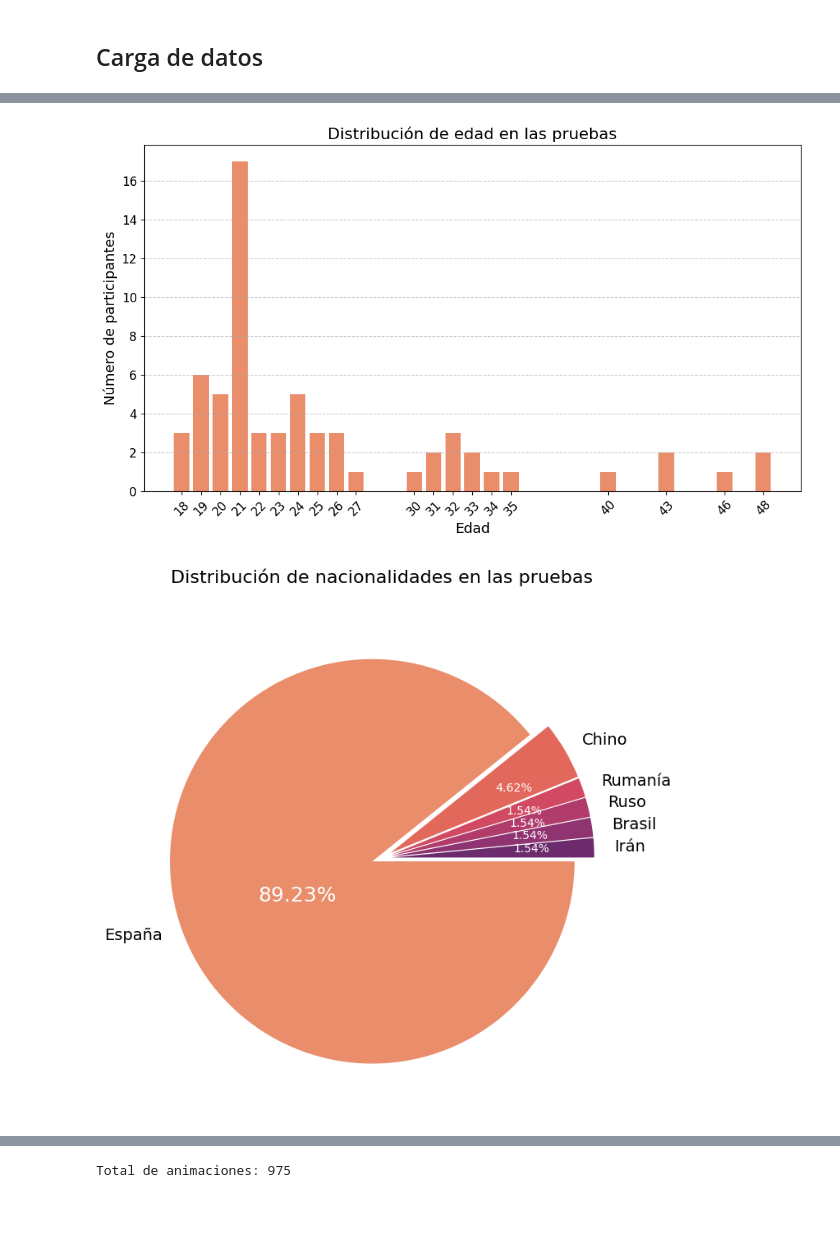
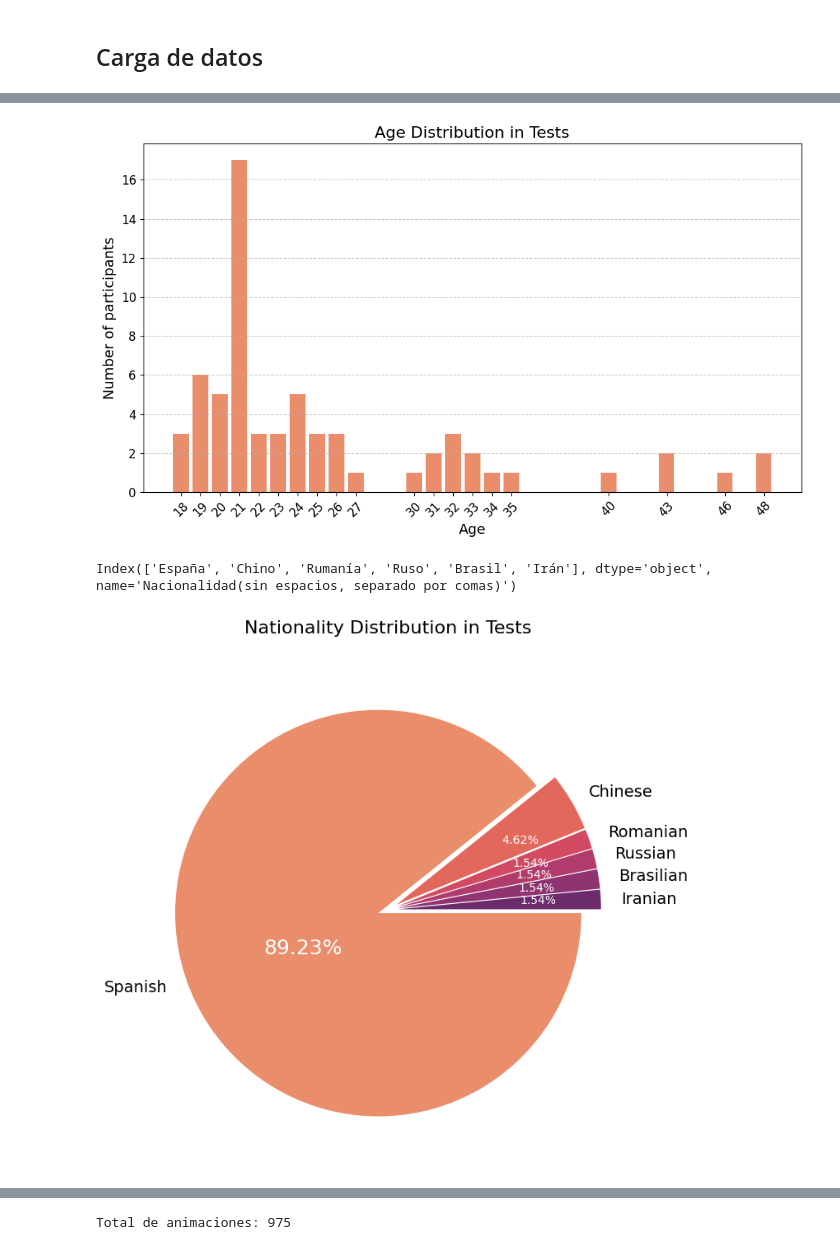
Before and after one commit to FratosVR/Models, a Jupyter notebook: citas_generacion_dataset/datos_demograficos_dataset.ipynb, the cells around one changed output, grey strips where cells are left out. Saved outputs shown, nothing was run; the diff lists cells and outputs as text; code cells hidden in the pictures; blank space fills up the shorter version.

```diff
--- a/citas_generacion_dataset/datos_demograficos_dataset.ipynb
+++ b/citas_generacion_dataset/datos_demograficos_dataset.ipynb
@@ -27,6 +27,8 @@ demografia["Nacionalidad(sin espacios, separado por comas)"] = demografia["Nacio
 # %%
 gender_percentage = demografia["Género"].value_counts(normalize=True) * 100
 labels = gender_percentage.keys()
+print(labels)
+labels = ["Masculine", "Feminine", "Non-binary"]
 
 plt.figure(figsize=(8, 8))
 
@@ -48,7 +50,7 @@ for i, t in enumerate(autotext):
     t.set_fontsize(fontsize)
 
 plt.title(
-    label="Distribución de género en las pruebas",
+    label="Gender Distribution in Tests",
     fontdict={"fontsize": 16},
     pad=20,
 )
@@ -63,9 +66,9 @@ age_counts = demografia["Edad"].value_counts().sort_index()
 plt.figure(figsize=(10, 6))
 
 plt.bar(age_counts.index, age_counts.values, color=sns.color_palette("flare")[0])
-plt.xlabel("Edad", fontsize=14)
-plt.ylabel("Número de participantes", fontsize=14)
-plt.title("Distribución de edad en las pruebas", fontsize=16)
+plt.xlabel("Age", fontsize=14)
+plt.ylabel("Number of participants", fontsize=14)
+plt.title("Age Distribution in Tests", fontsize=16)
 plt.xticks(age_counts.index, fontsize=12)
 plt.yticks(fontsize=12)
 plt.grid(axis='y', linestyle='--', alpha=0.7)
@@ -75,42 +78,45 @@ plt.tight_layout()
 plt.savefig("./images/Distribución_de_edad_en_las_pruebas.png", dpi=300, bbox_inches='tight')
 plt.show()
 # %% [output]
-[figure, old version]
+[figure, new version]
 # %%
 nationality_percentage = demografia["Nacionalidad(sin espacios, separado por comas)"].value_counts(normalize=True) * 100
 labels = nationality_percentage.keys()
+print(labels)
+labels = ["Spanish", "Chinese", "Romanian", "Russian", "Brasilian", "Iranian"]
 
 plt.figure(figsize=(8, 8))
 
 patches, text, autotext = plt.pie(
     x=nationality_percentage,
     labels=labels,
     autopct='%1.2f%%',
     colors=sns.color_palette("flare"),
     textprops={'fontsize': 14},
     counterclock=False,
     explode=(tuple(0.05 for _ in range(len(labels)))),
 )
 
 # Ajustar tamaño del texto según el valor del slice
 for i, t in enumerate(autotext):
     percentage = nationality_percentage.iloc[i]
     fontsize = np.interp(percentage, [nationality_percentage.min(), nationality_percentage.max()], [10, 18])
     t.set_color("white")
     t.set_fontsize(fontsize)
     t.set_horizontalalignment("left")
     t.set_verticalalignment("baseline")
 
 plt.title(
-    label="Distribución de nacionalidades en las pruebas",
+    label="Nationality Distribution in Tests",
     fontdict={"fontsize": 16},
     pad=20,
 )
 
 plt.savefig("./images/Distribución_de_nacionalidades_en_las_pruebas.png", dpi=300, bbox_inches='tight')
 plt.show()
 # %% [output]
+Index(['España', 'Chino', 'Rumanía', 'Ruso', 'Brasil', 'Irán'], dtype='object', name='Nacionalidad(sin espacios, separado por comas)')
-[figure, old version]
+[figure, new version]
 # %%
 idiomas = demografia["Idiomas hablados(sin espacios, separado por comas)"].copy()
 print(idiomas.head())
```
Also changed, not shown: parts of 7 cells of this notebook, 9 other files.
